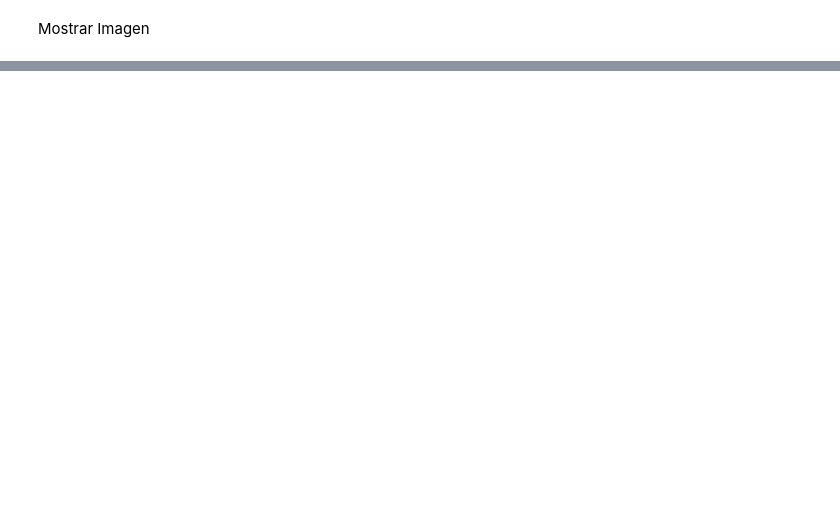
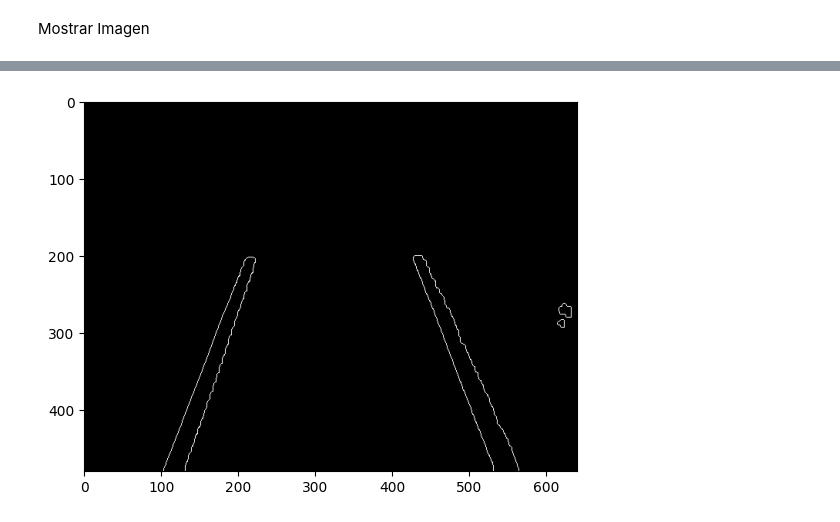
Before and after one commit to rubenhigorg/robocar, a Jupyter notebook: pruebas/computer_vision/SelfDrivingVehicle/prueba.ipynb, the cells around one changed output, grey strips where cells are left out. Saved outputs shown, nothing was run; the diff lists cells and outputs as text; code cells hidden in the pictures; blank space fills up the shorter version.

```diff
--- a/pruebas/computer_vision/SelfDrivingVehicle/prueba.ipynb
+++ b/pruebas/computer_vision/SelfDrivingVehicle/prueba.ipynb
@@ -40 +90,7 @@ Imageprocessor
+# %%
+canny = cv2.Canny(binary, threshold1=20, threshold2=40)
+plt.imshow(canny, cmap='gray')
+plt.show()
+# %% [output]
+[figure, added]
 # %%
```
Also changed, not shown: parts of 22 cells of this notebook, 8 other files.
